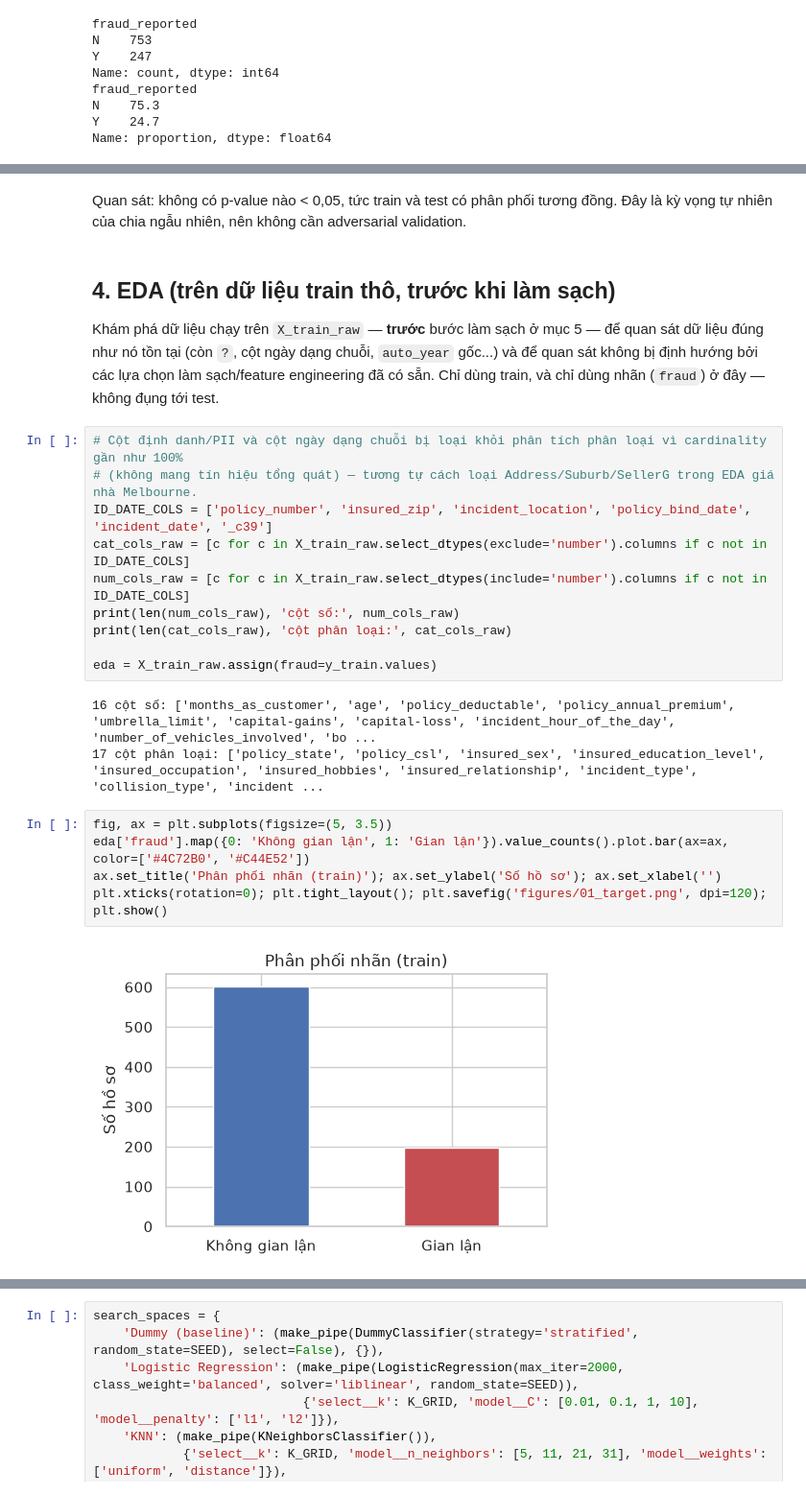
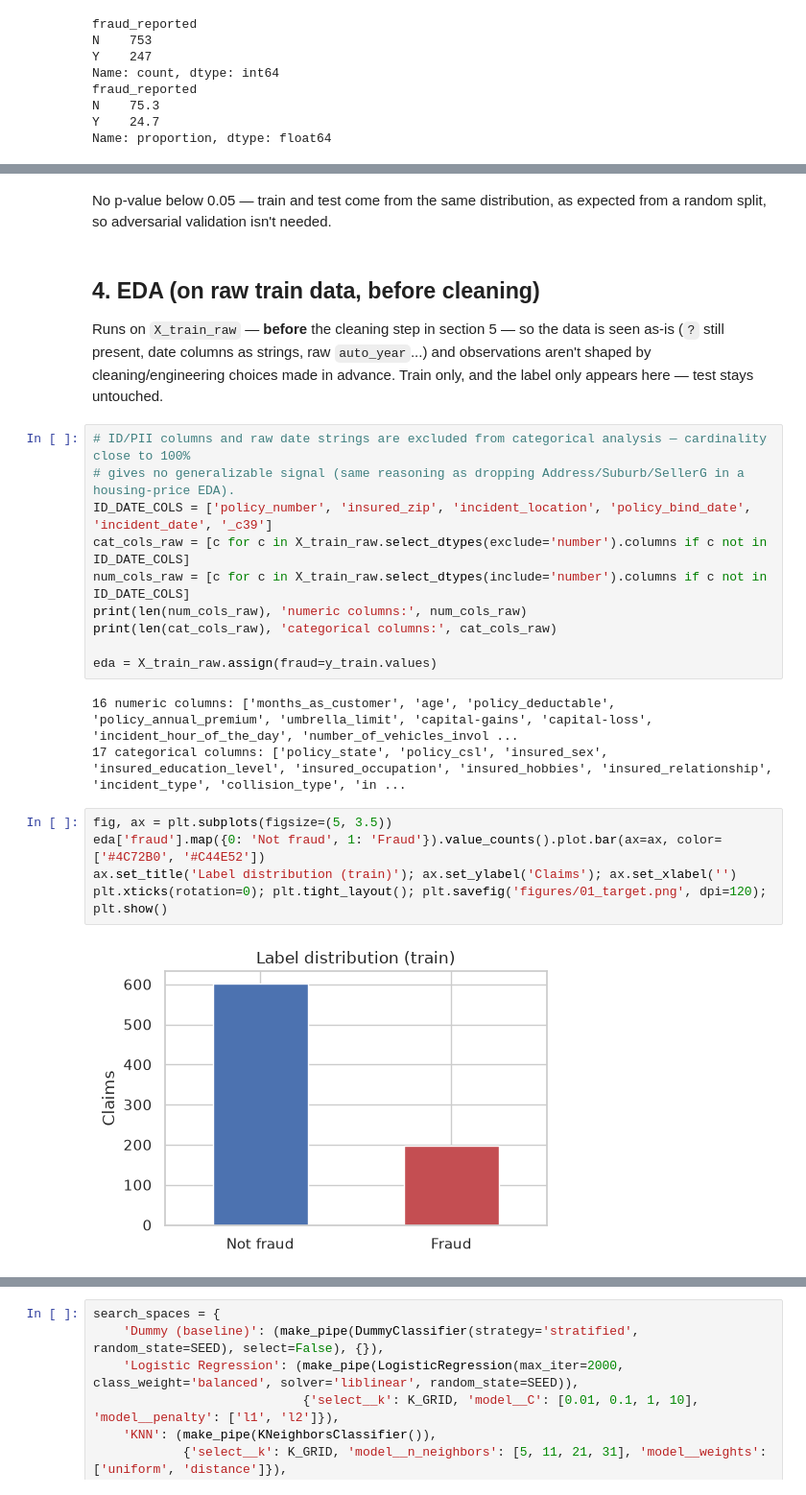
Before and after one commit to Eliza516/Insurance-Anti-Fraud-Detection, a Jupyter notebook: analysis/analysis.ipynb, the cells around one changed output, grey strips where cells are left out. Shown at 96% size. Drawn from its saved outputs; the diff is of its cells as text.

```diff
--- a/analysis/analysis.ipynb
+++ b/analysis/analysis.ipynb
@@ -154,29 +153,29 @@ ks
 | 6 | vehicle_claim | 0.084 | 0.205 |
 | 7 | incident_hour_of_the_day | 0.060 | 0.600 |
 # %% [markdown]
-Quan sát: không có p-value nào < 0,05, tức train và test có phân phối tương đồng. Đây là kỳ vọng tự nhiên của chia ngẫu nhiên, nên không cần adversarial validation.
+No p-value below 0.05 — train and test come from the same distribution, as expected from a random split, so adversarial validation isn't needed.
 # %% [markdown]
-## 4. EDA (trên dữ liệu train thô, trước khi làm sạch)
+## 4. EDA (on raw train data, before cleaning)
 
-Khám phá dữ liệu chạy trên `X_train_raw` — **trước** bước làm sạch ở mục 5 — để quan sát dữ liệu đúng như nó tồn tại (còn `?`, cột ngày dạng chuỗi, `auto_year` gốc...) và để quan sát không bị định hướng bởi các lựa chọn làm sạch/feature engineering đã có sẵn. Chỉ dùng train, và chỉ dùng nhãn (`fraud`) ở đây — không đụng tới test.
+Runs on `X_train_raw` — **before** the cleaning step in section 5 — so the data is seen as-is (`?` still present, date columns as strings, raw `auto_year`...) and observations aren't shaped by cleaning/engineering choices made in advance. Train only, and the label only appears here — test stays untouched.
 # %%
-# Cột định danh/PII và cột ngày dạng chuỗi bị loại khỏi phân tích phân loại vì cardinality gần như 100%
-# (không mang tín hiệu tổng quát) — tương tự cách loại Address/Suburb/SellerG trong EDA giá nhà Melbourne.
+# ID/PII columns and raw date strings are excluded from categorical analysis — cardinality close to 100%
+# gives no generalizable signal (same reasoning as dropping Address/Suburb/SellerG in a housing-price EDA).
 ID_DATE_COLS = ['policy_number', 'insured_zip', 'incident_location', 'policy_bind_date', 'incident_date', '_c39']
 cat_cols_raw = [c for c in X_train_raw.select_dtypes(exclude='number').columns if c not in ID_DATE_COLS]
 num_cols_raw = [c for c in X_train_raw.select_dtypes(include='number').columns if c not in ID_DATE_COLS]
-print(len(num_cols_raw), 'cột số:', num_cols_raw)
-print(len(cat_cols_raw), 'cột phân loại:', cat_cols_raw)
+print(len(num_cols_raw), 'numeric columns:', num_cols_raw)
+print(len(cat_cols_raw), 'categorical columns:', cat_cols_raw)
 
 eda = X_train_raw.assign(fraud=y_train.values)
 # %% [output]
-16 cột số: ['months_as_customer', 'age', 'policy_deductable', 'policy_annual_premium', 'umbrella_limit', 'capital-gains', 'capital-loss', 'incident_hour_of_the_day', 'number_of_vehicles_involved', 'bo ...
-17 cột phân loại: ['policy_state', 'policy_csl', 'insured_sex', 'insured_education_level', 'insured_occupation', 'insured_hobbies', 'insured_relationship', 'incident_type', 'collision_type', 'incident ...
+16 numeric columns: ['months_as_customer', 'age', 'policy_deductable', 'policy_annual_premium', 'umbrella_limit', 'capital-gains', 'capital-loss', 'incident_hour_of_the_day', 'number_of_vehicles_invol ...
+17 categorical columns: ['policy_state', 'policy_csl', 'insured_sex', 'insured_education_level', 'insured_occupation', 'insured_hobbies', 'insured_relationship', 'incident_type', 'collision_type', 'in ...
 # %%
 fig, ax = plt.subplots(figsize=(5, 3.5))
-eda['fraud'].map({0: 'Không gian lận', 1: 'Gian lận'}).value_counts().plot.bar(ax=ax, color=['#4C72B0', '#C44E52'])
-ax.set_title('Phân phối nhãn (train)'); ax.set_ylabel('Số hồ sơ'); ax.set_xlabel('')
+eda['fraud'].map({0: 'Not fraud', 1: 'Fraud'}).value_counts().plot.bar(ax=ax, color=['#4C72B0', '#C44E52'])
+ax.set_title('Label distribution (train)'); ax.set_ylabel('Claims'); ax.set_xlabel('')
 plt.xticks(rotation=0); plt.tight_layout(); plt.savefig('figures/01_target.png', dpi=120); plt.show()
 # %% [output]
-[figure, old version]
+[figure, new version]
 # %% [markdown]
```
Also changed, not shown: parts of 59 cells of this notebook, 13 other files.
